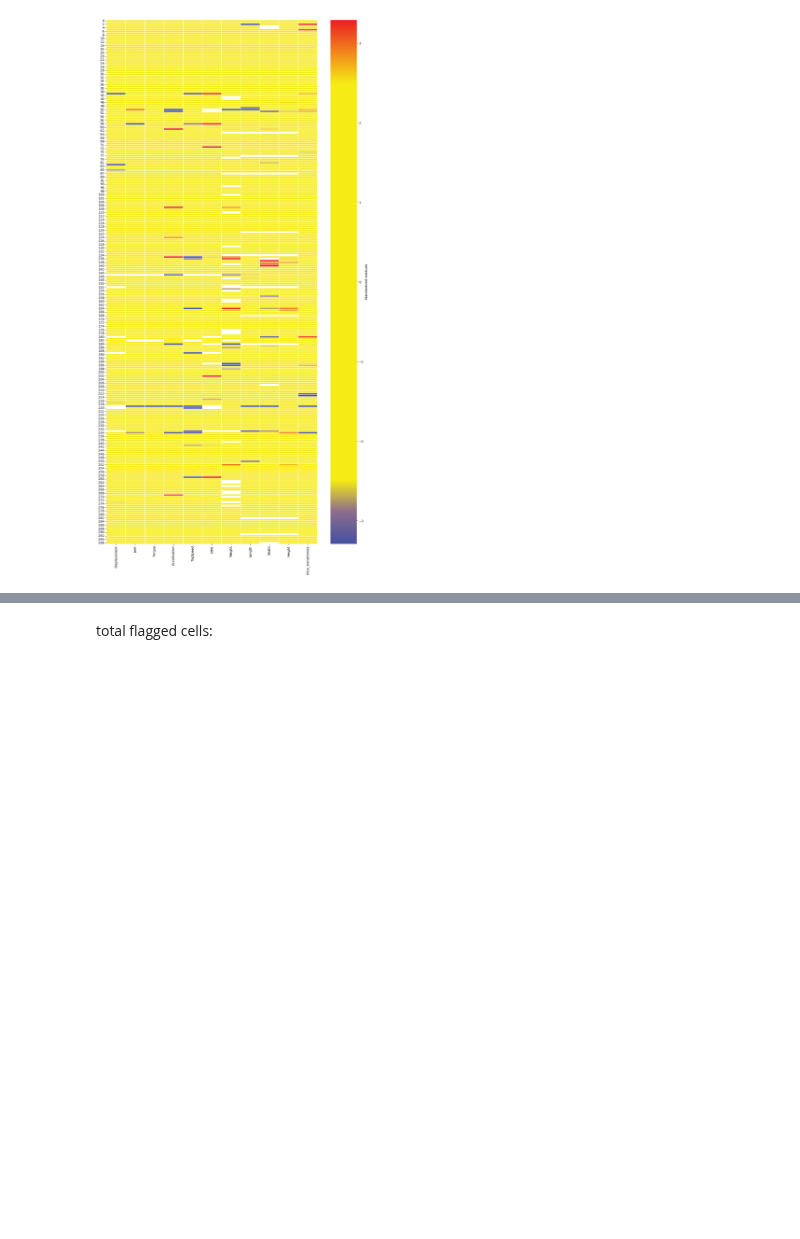
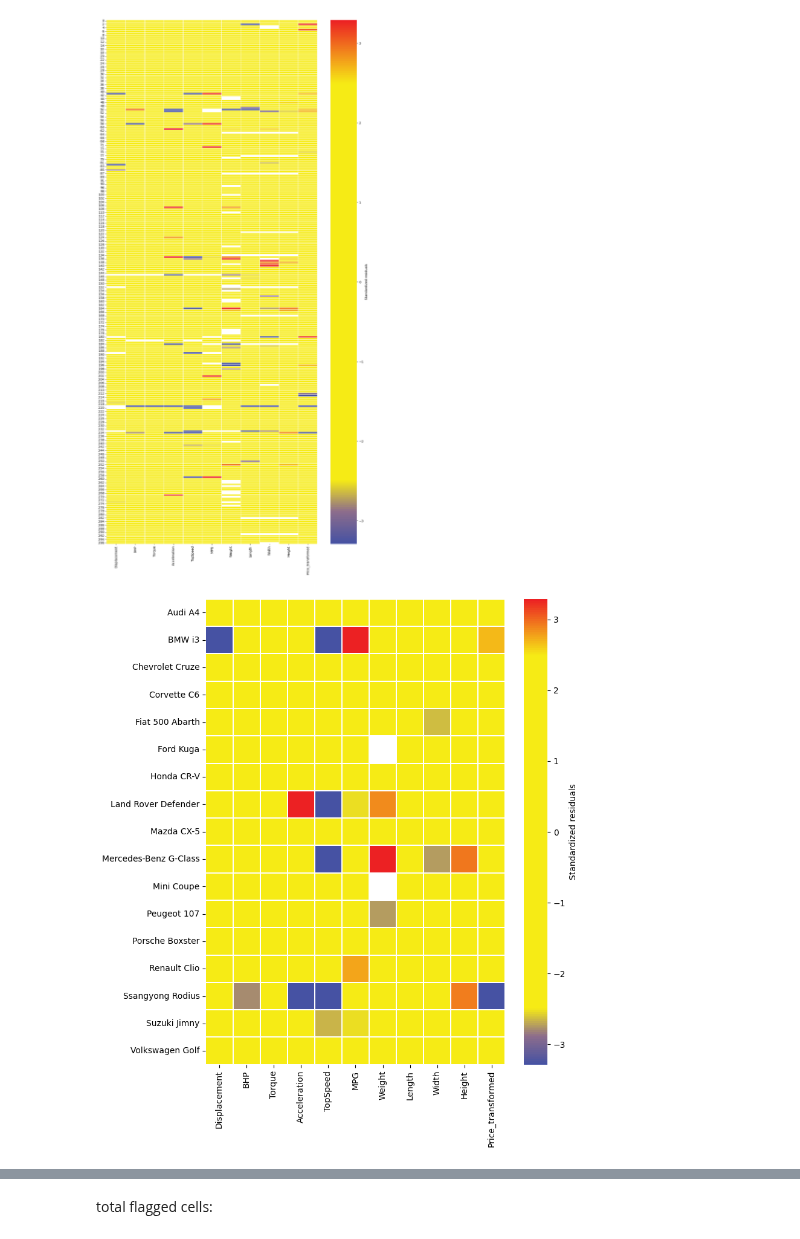
Before and after one commit to STAN-UAntwerp/robpy, a Jupyter notebook: demo_notebooks/topgear.ipynb, the cells around one changed output, grey strips where cells are left out. Drawn from its saved outputs; the diff is of its cells as text; code cells hidden in the pictures; blank space fills up the shorter version.

```diff
--- a/demo_notebooks/topgear.ipynb
+++ b/demo_notebooks/topgear.ipynb
@@ -230,3 +230,11 @@ ddc.cellmap(clean_data.drop(columns=['Price']), figsize=(15,30))
 # %% [output]
 <Axes: >
 [figure]
+# %%
+row_indices = np.array([ 11,  41,  55,  73,  81,  94,  99, 135, 150, 164, 176, 198, 209,
+       215, 234, 241, 277])
+ax = ddc.cellmap(clean_data.drop(columns=['Price']), figsize=(8,10), row_zoom=row_indices)
+cars = data.data.apply(lambda row: f"{row['Maker']} {row['Model']}", axis=1).tolist()
+ax.set_yticklabels([cars[i] for i in row_indices], rotation=0);
+# %% [output]
+[figure, added]
```
Also changed, not shown: parts of 13 cells of this notebook, 3 other files.
